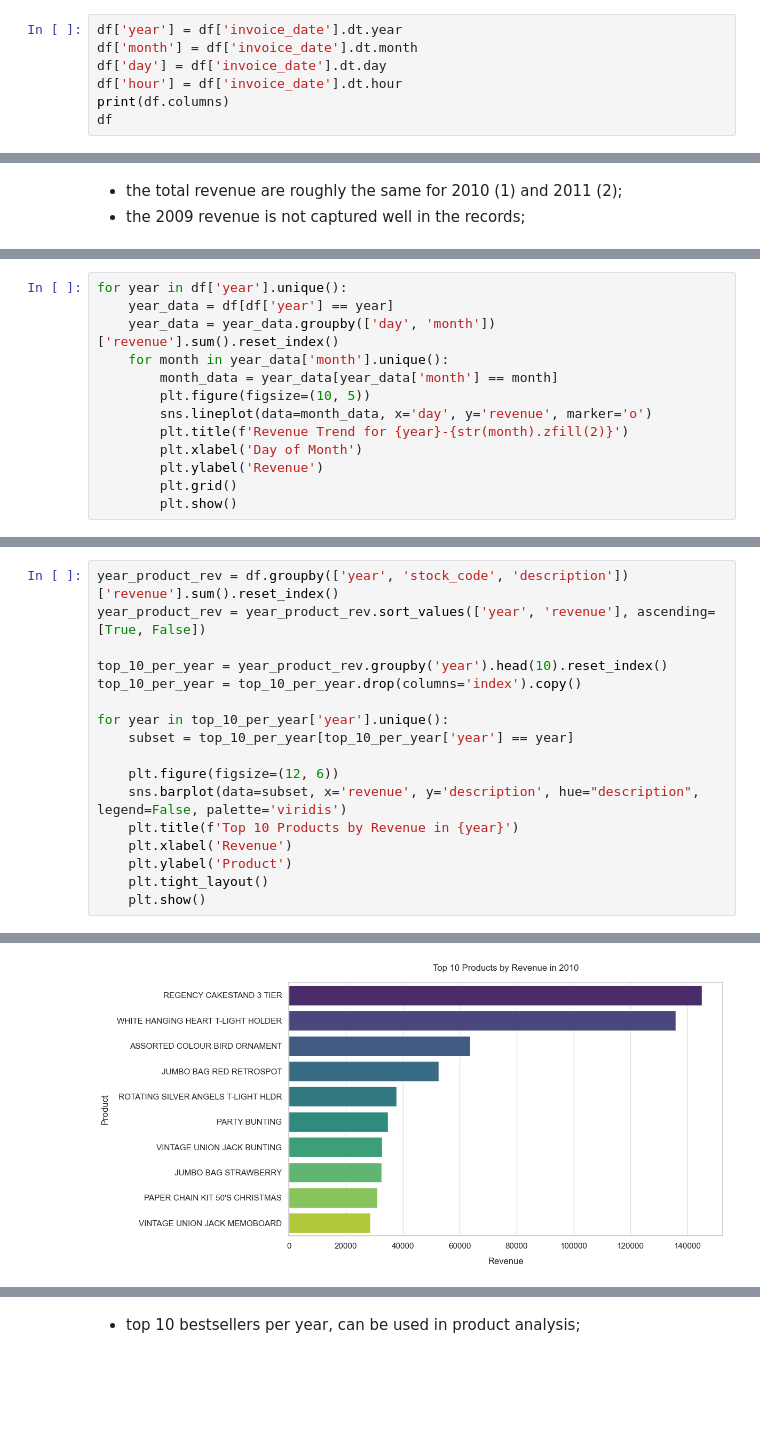
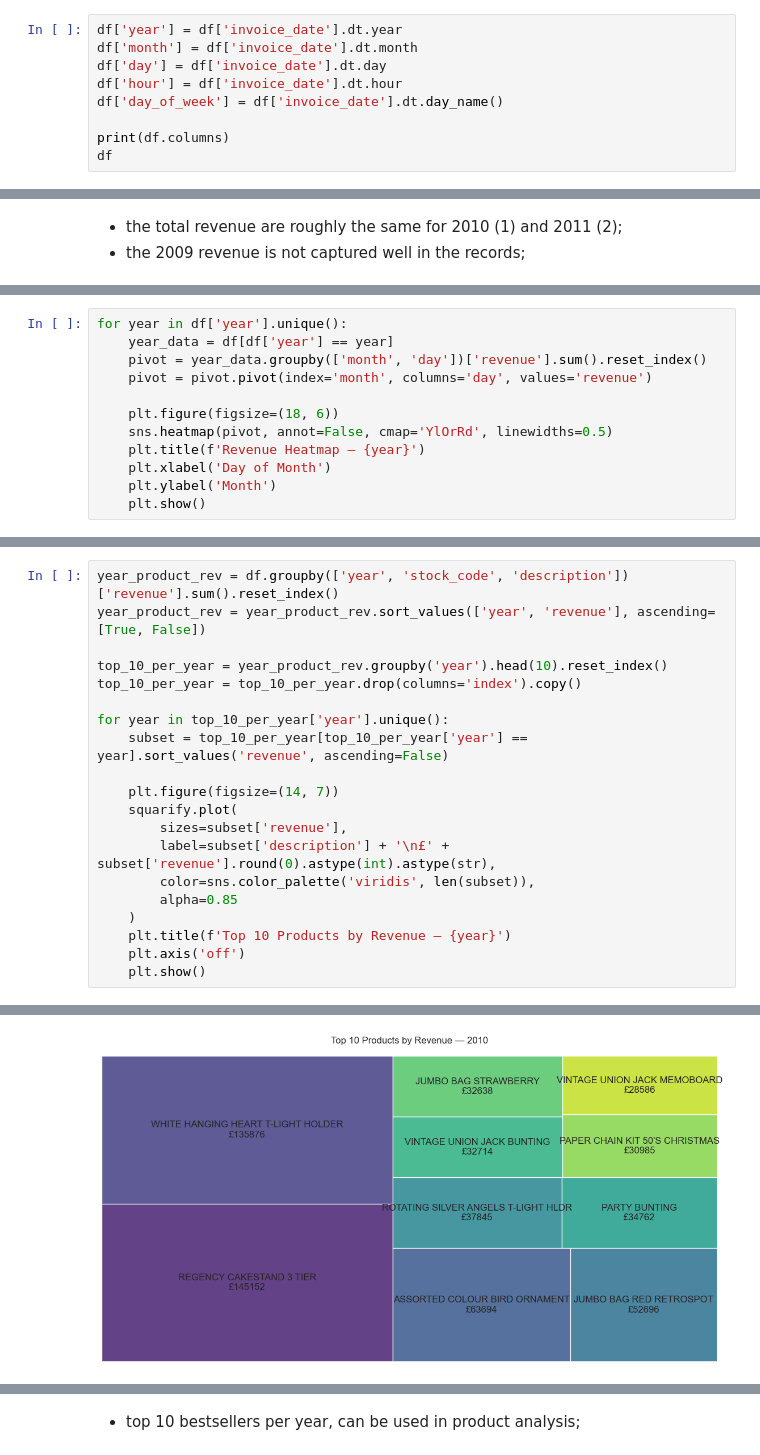
Before and after one commit to zxc0dev/customer-rfm-segmentation-dashboard, a Jupyter notebook: notebooks/01_ingestion_and_eda.ipynb, the cells around one changed output, grey strips where cells are left out. Saved outputs shown, nothing was run; the diff lists cells and outputs as text; blank space fills up the shorter version.

```diff
--- a/notebooks/01_ingestion_and_eda.ipynb
+++ b/notebooks/01_ingestion_and_eda.ipynb
@@ -457,6 +458,8 @@ df['year'] = df['invoice_date'].dt.year
 df['month'] = df['invoice_date'].dt.month
 df['day'] = df['invoice_date'].dt.day
 df['hour'] = df['invoice_date'].dt.hour
+df['day_of_week'] = df['invoice_date'].dt.day_name()
+
 print(df.columns)
 df
 # %% [output]
@@ -566,14 +571,13 @@ plt.show()
 # %%
 for year in df['year'].unique():
     year_data = df[df['year'] == year]
-    year_data = year_data.groupby(['day', 'month'])['revenue'].sum().reset_index()
-    for month in year_data['month'].unique():
-        month_data = year_data[year_data['month'] == month]
-        plt.figure(figsize=(10, 5))
-        sns.lineplot(data=month_data, x='day', y='revenue', marker='o')
-        plt.title(f'Revenue Trend for {year}-{str(month).zfill(2)}')
-        plt.xlabel('Day of Month')
-        plt.ylabel('Revenue')
-        plt.grid()
-        plt.show()
+    pivot = year_data.groupby(['month', 'day'])['revenue'].sum().reset_index()
+    pivot = pivot.pivot(index='month', columns='day', values='revenue')
+
+    plt.figure(figsize=(18, 6))
+    sns.heatmap(pivot, annot=False, cmap='YlOrRd', linewidths=0.5)
+    plt.title(f'Revenue Heatmap — {year}')
+    plt.xlabel('Day of Month')
+    plt.ylabel('Month')
+    plt.show()
 # %% [output]
@@ -598,13 +592,16 @@ top_10_per_year = year_product_rev.groupby('year').head(10).reset_index()
 top_10_per_year = top_10_per_year.drop(columns='index').copy()
 
 for year in top_10_per_year['year'].unique():
-    subset = top_10_per_year[top_10_per_year['year'] == year]
+    subset = top_10_per_year[top_10_per_year['year'] == year].sort_values('revenue', ascending=False)
 
-    plt.figure(figsize=(12, 6))
-    sns.barplot(data=subset, x='revenue', y='description', hue="description", legend=False, palette='viridis')
-    plt.title(f'Top 10 Products by Revenue in {year}')
-    plt.xlabel('Revenue')
-    plt.ylabel('Product')
-    plt.tight_layout()
+    plt.figure(figsize=(14, 7))
+    squarify.plot(
+        sizes=subset['revenue'],
+        label=subset['description'] + '\n£' + subset['revenue'].round(0).astype(int).astype(str),
+        color=sns.color_palette('viridis', len(subset)),
+        alpha=0.85
+    )
+    plt.title(f'Top 10 Products by Revenue — {year}')
+    plt.axis('off')
     plt.show()
 # %% [output]
@@ -612 +609 @@ for year in top_10_per_year['year'].unique():
-[figure, old version]
+[figure, new version]
```
Also changed, not shown: parts of 17 cells of this notebook.
